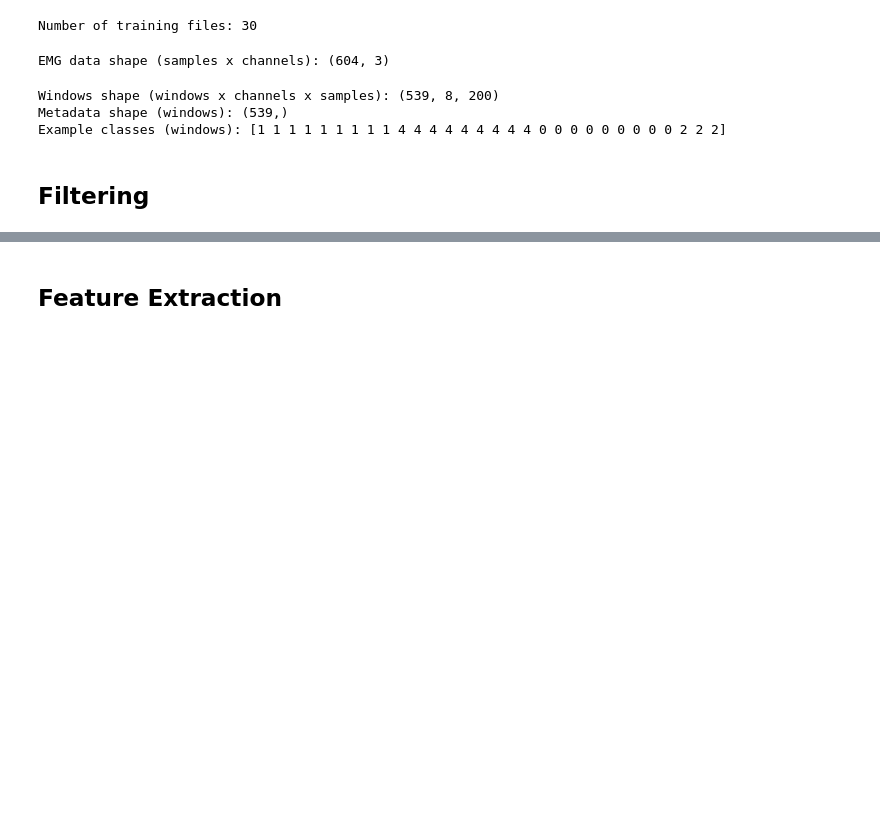
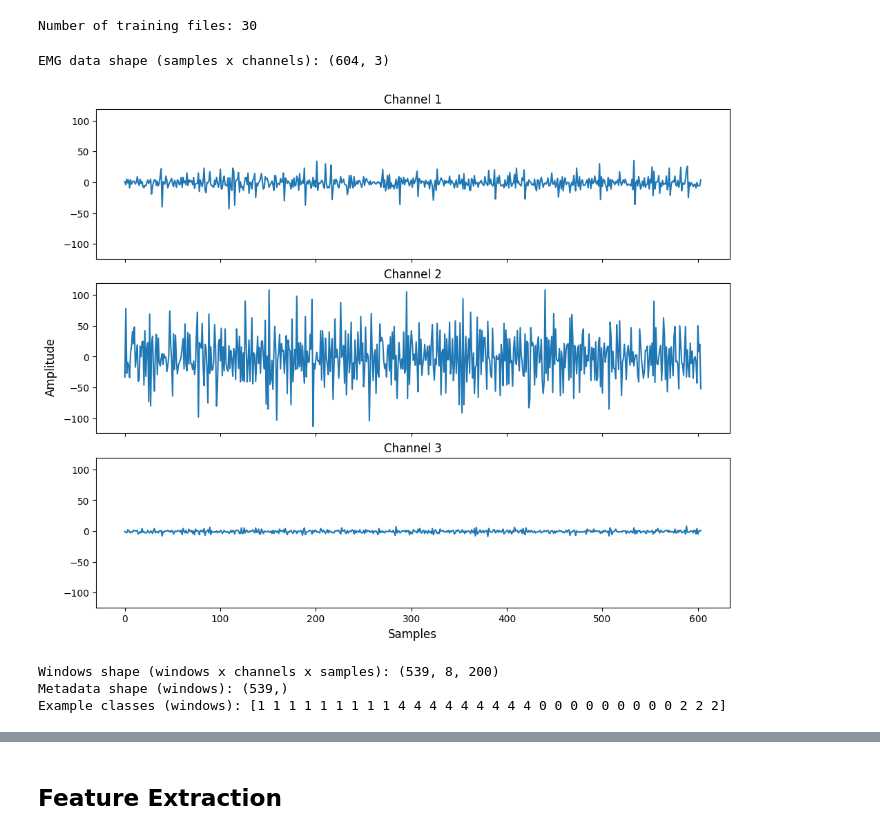
Before and after one commit to LibEMG/LibEMG_MEC24_Workshop, a Jupyter notebook: walkthrough.ipynb, the cells around one changed output, grey strips where cells are left out. Saved outputs shown, nothing was run; the diff lists cells and outputs as text; code cells hidden in the pictures; blank space fills up the shorter version.

```diff
--- a/walkthrough.ipynb
+++ b/walkthrough.ipynb
@@ -62,9 +81,11 @@ Number of training files: 30
 # %%
 # Isolating by channels
 channels_odh = odh.isolate_channels([0, 3, 7])
 print(f"EMG data shape (samples x channels): {channels_odh.data[0].shape}")
+plot_channels(channels_odh.data[0])
 # %% [output]
 EMG data shape (samples x channels): (604, 3)
+[figure, added]
 # %%
 # Windowing
 windows, metadata = odh.parse_windows(WINDOW_SIZE, WINDOW_INCREMENT)    # metadata grabbed based on mode by default, but can be customized with metadata_operations parameter
@@ -76,5 +97,3 @@ print(f"Example classes (windows): {metadata['classes'][:30]}")
 Windows shape (windows x channels x samples): (539, 8, 200)
 Metadata shape (windows): (539,)
 Example classes (windows): [1 1 1 1 1 1 1 1 1 4 4 4 4 4 4 4 4 4 0 0 0 0 0 0 0 0 0 2 2 2]
-# %% [markdown]
-## Filtering
```
Also changed, not shown: parts of 7 cells of this notebook.
